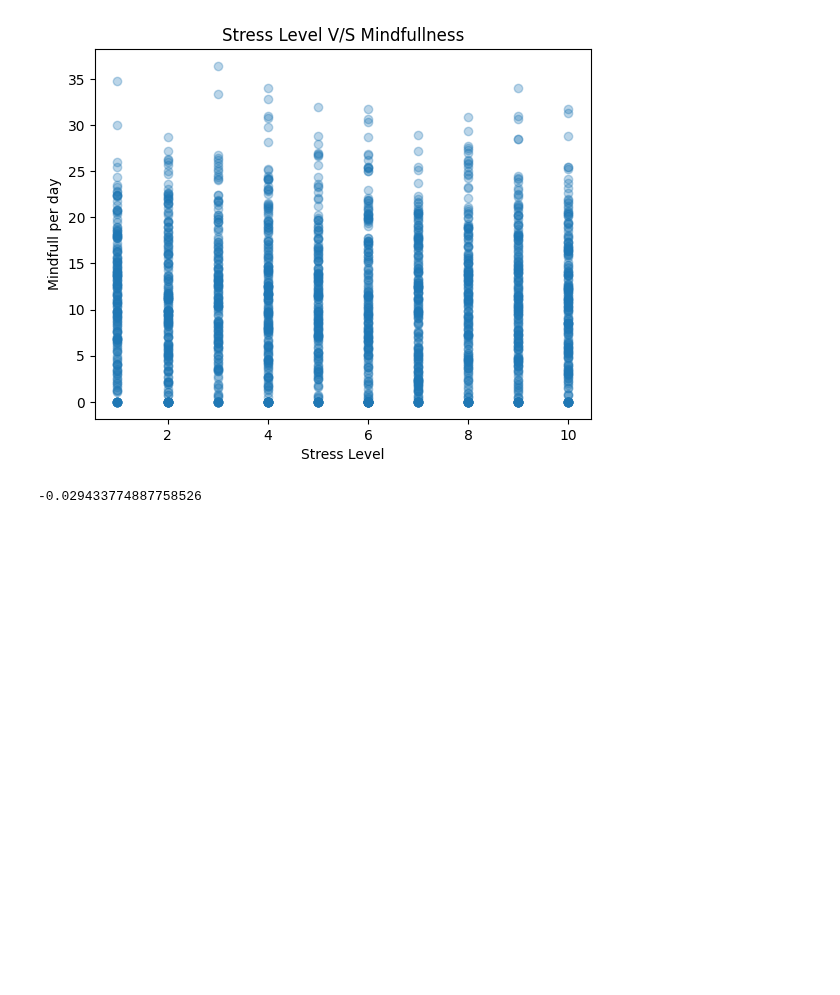
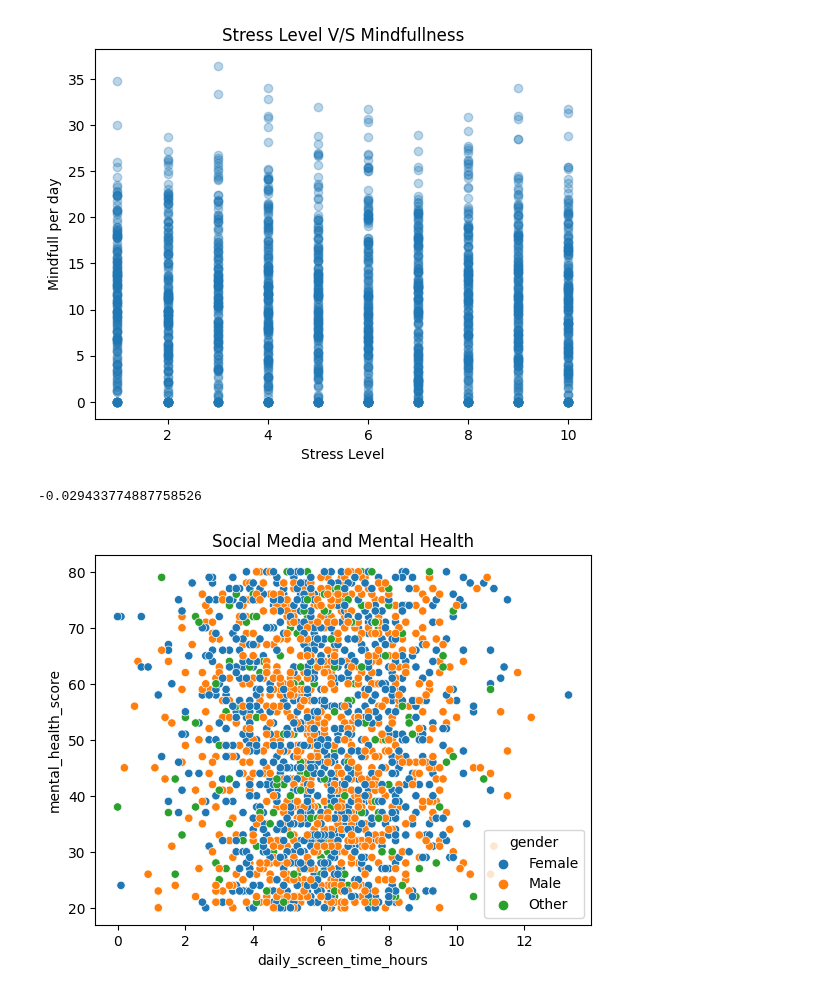
Before and after one commit to GENTLEW1ND/Python, a Jupyter notebook: screen-on-time-on-mental-health.ipynb, the cells around one changed output. Cells and saved outputs as stored; diff of their text form; code cells hidden in the pictures; blank space fills up the shorter version.

Commit message:
Kaggle Notebook | Screen_on_time_ON_mental_health | Version 6

```diff
--- a/screen-on-time-on-mental-health.ipynb
+++ b/screen-on-time-on-mental-health.ipynb
@@ -202,3 +202,11 @@ corr = data['stress_level'].corr(data['mindfulness_minutes_per_day'])
 print(corr)
 # %% [output]
 -0.029433774887758526
+# %%
+import seaborn as sns
+
+sns.scatterplot(x='daily_screen_time_hours', y='mental_health_score', data=data, hue='gender')
+plt.title('Social Media and Mental Health')
+plt.show()
+# %% [output]
+[figure, added]
```
Also changed, not shown: parts of 11 cells of this notebook.
